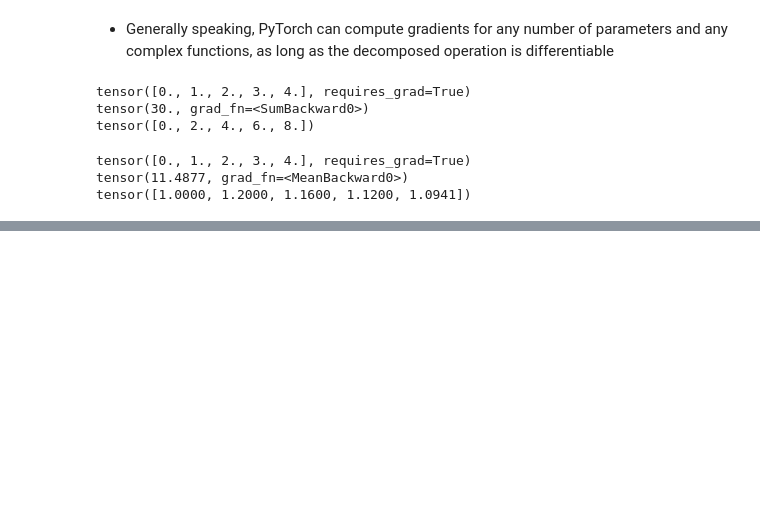
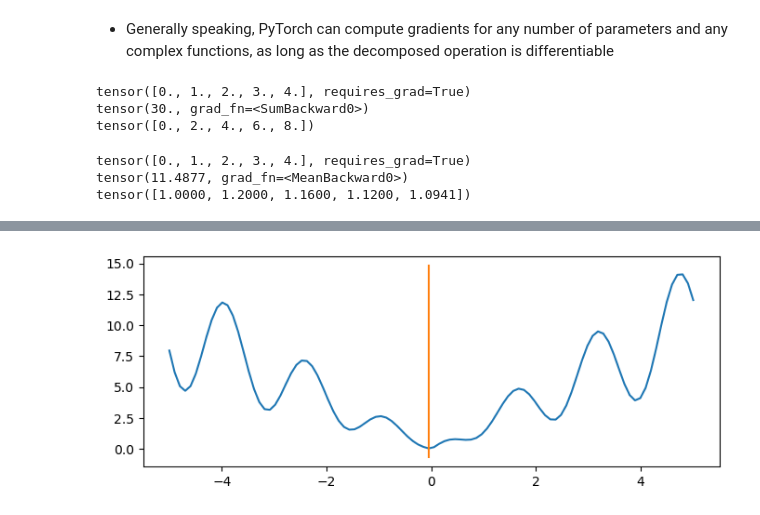
Before and after one commit to Knoero/MachineLearning, a Jupyter notebook: 0 Prerequisite/04 Numerical Optimization.ipynb, the cells around one changed output, grey strips where cells are left out. Drawn from its saved outputs; the diff is of its cells as text; code cells hidden in the pictures; blank space fills up the shorter version.

```diff
--- a/0 Prerequisite/04 Numerical Optimization.ipynb
+++ b/0 Prerequisite/04 Numerical Optimization.ipynb
@@ -618,0 +895,14 @@ tensor([1.0000, 1.2000, 1.1600, 1.1200, 1.0941])
+# %%
+def Objective(x):
+    return x * torch.cos(4 * x) + 2 * torch.abs(x)
+
+
+x = torch.linspace(-5, 5, 100)
+y = Objective(x)
+x_true = float(x[np.argmin(y)])
+fig, ax = plt.subplots(figsize=(8, 3), dpi=100)
+ax.plot(x.numpy(), y.numpy())
+ax.plot(x_true * np.ones(2), plt.ylim())
+plt.show()
+# %% [output]
+[figure, added]
```
Also changed, not shown: parts of 60 cells of this notebook, 1 other file.
